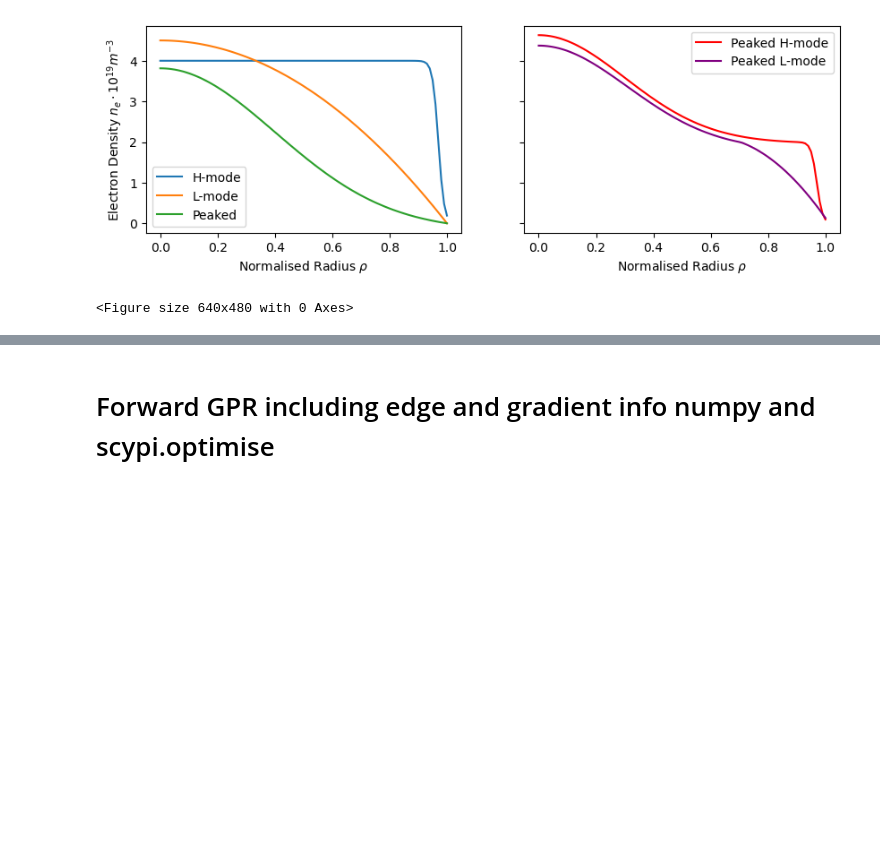
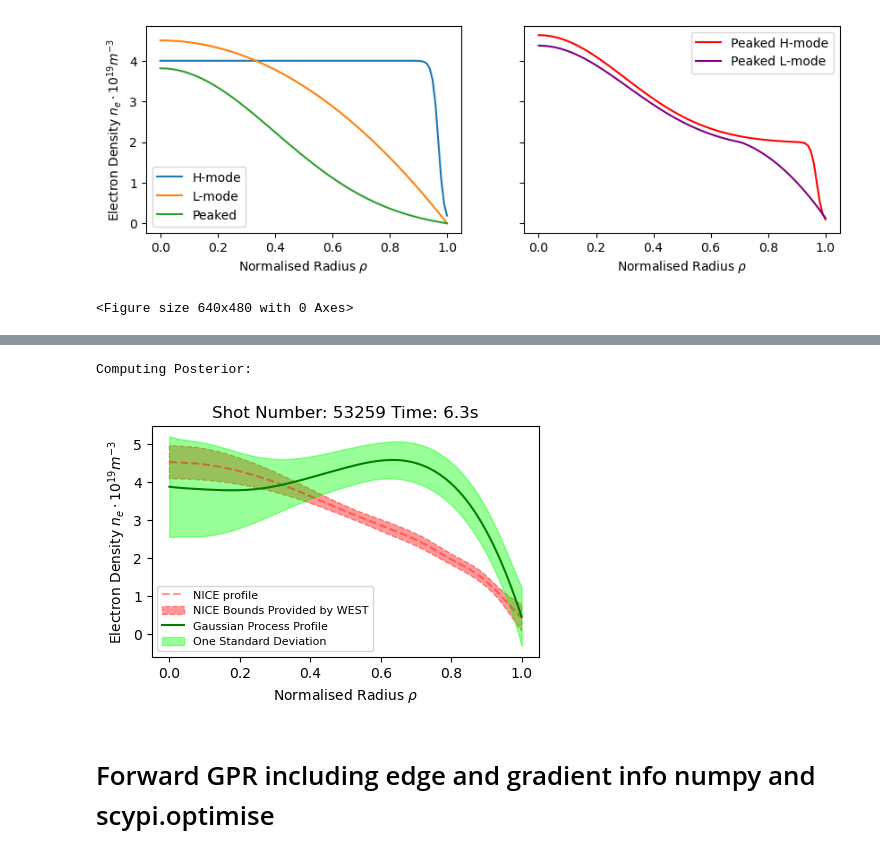
Before and after one commit to DanHarJor/Improving-Electron-Density-Profile-Inference-within-a-Tokamak-using-Bayesian-Techniques, a Jupyter notebook: RealEquillibriumInterferometry/SyntheticDataInterferometry.ipynb, the cells around one changed output, grey strips where cells are left out. Saved outputs shown, nothing was run; the diff lists cells and outputs as text; code cells hidden in the pictures; blank space fills up the shorter version.

```diff
--- a/RealEquillibriumInterferometry/SyntheticDataInterferometry.ipynb
+++ b/RealEquillibriumInterferometry/SyntheticDataInterferometry.ipynb
@@ -52,7 +53,8 @@ randgen = np.random.default_rng(seed=None)
 %matplotlib inline
 # %%
 from dask.distributed import Client
-client = Client(n_workers=7)
+n_workers = 14
+client = Client(n_workers=n_workers)
 import dask
 client
 # %% [output]
@@ -1642,10 +1778,3 @@ ax2.legend()
 <matplotlib.legend.Legend at 0x...>
 [figure]
 <Figure size 640x480 with 0 Axes>
-# %%
-nice_rho = np.linspace(0,1,101)
-data_hmode = R@Hmode(nice_rho)
-data_lmode = R@Lmode(nice_rho)
-data_peaked = R@Peaked(nice_rho)
-data_hpeaked = R@HPeaked(nice_rho)
-data_lpeaked = R@LPeaked(nice_rho)
@@ -1694,0 +1787,26 @@ Consider scattering data ahead of time and using futures.
+# %%
+
+KERNEL_TYPE = 'non-stationary-hyperbol'
+kernel, RandomKernelInit, Plot_l, initial_params, suitable_params_range, names_params = GetKernel(KERNEL_TYPE)
+
+init_kargs = {'rho_test':rho_test, 'lid_d':data_hmode, 'ne_d':ne_d,
+              'ne_prime_d':ne_prime_d, 'lid_error':lid_error, 'ne_error':ne_error,
+              'ne_prime_error':ne_prime_error, 'Kernel':kernel,
+              'rho_test2':rho_test2, 'rho_test3':rho_test3,
+              'initial_params':initial_params, 'prior_mu':prior_mu, 'PYTORCH_DEGREE':0,
+              'INC_EXTRA_INFO':inc_extra_info,
+              'OPTIMIZE_EXP_ER':True, 'reset':True}
+
+interf_hmode = ForwardGPR(**init_kargs)
+
+# interf_hmode.SciPyFit(fun='minimize', NUM_RANDOM_SEARCHES=3)
+
+interf_hmode.FullBayesian(300, useMAP=False)
+interf_hmode.TracePlots(300)
+
+# interf_hmode.TorchFit(fun='MargeLi', optim = torch.optim.SGD, optim_params={'lr':1e-3}, kernel_params='random_search',
+#             MAX_NUM_STEPS_EPOCHS = 150, OPTIMIZE_LR = True, LR_UPDATE_INTERVAL=200,
+#             NUM_RANDOM_SEARCHES=3, CONVERGE_STOP=True,
+#             STOCHASTIC = False, STOCHASTIC_STD=0.01,
+#             ENFORCE_BOUNDS=False,
+#             CONVERGENCE_THRESHOLDS=[1e-8])
@@ -1695,3 +1822,8 @@ Consider scattering data ahead of time and using futures.
+# %%
+post_mu_all, post_cov_all, post_batches, samples = interf_hmode.PlotFullBayesian(nburn=100)
+# %% [output]
+Computing Posterior:
+[figure, added]
 # %% [markdown]
 # Forward GPR including edge and gradient info numpy and scypi.optimise
 # %%
```
Also changed, not shown: parts of 14 cells of this notebook.
